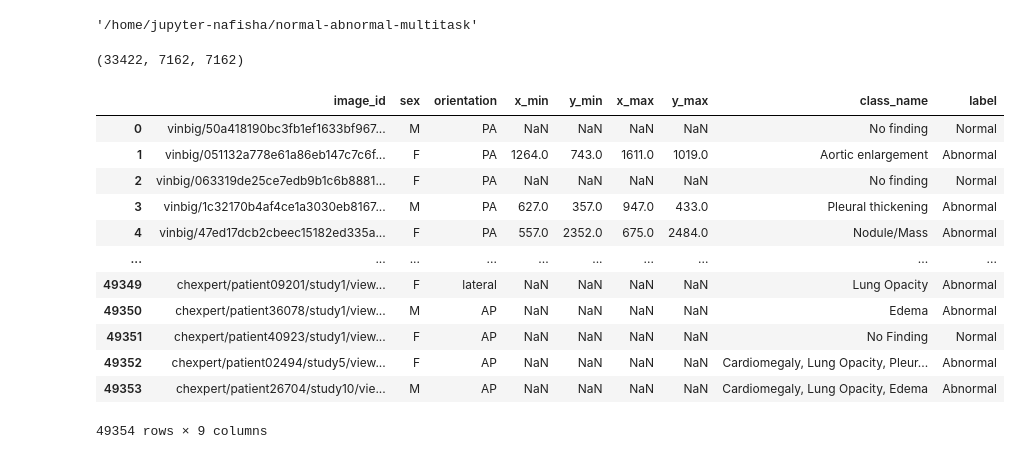
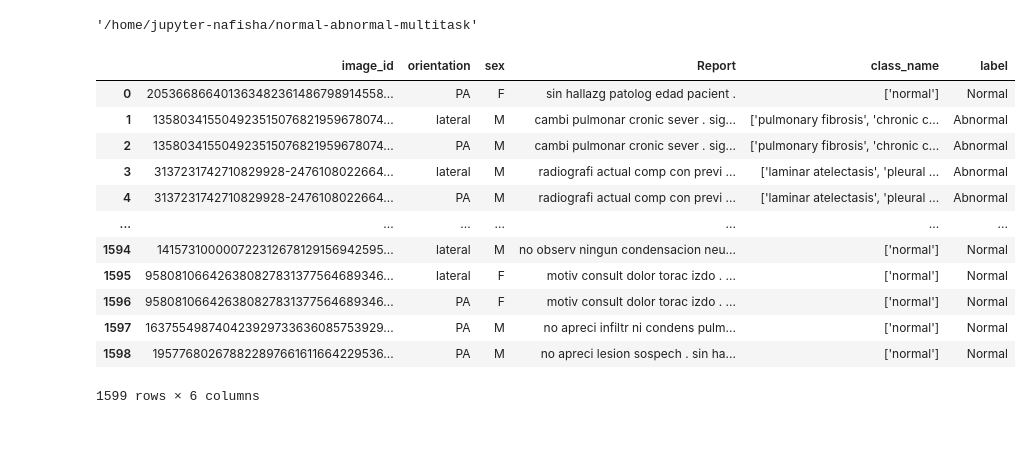
Before and after one commit to Nafishapanacea/normal-abnormal-multitask, a Jupyter notebook: csv.ipynb, the cells around one changed output. Cells and saved outputs as stored; diff of their text form; code cells hidden in the pictures.

```diff
--- a/csv.ipynb
+++ b/csv.ipynb
@@ -274,16 +274,20 @@ pwd
 '/home/jupyter-nafisha/normal-abnormal-multitask'
 # %%
 import pandas as pd
-import numpy as np
-
-train_csv = '/home/jupyter-nafisha/normal-abnormal-multitask/CSVs/train.csv'
-test_csv = '/home/jupyter-nafisha/normal-abnormal-multitask/CSVs/test.csv'
-val_csv = '/home/jupyter-nafisha/normal-abnormal-multitask/CSVs/val.csv'
-
-train_data = pd.read_csv(train_csv)
-test_data = pd.read_csv(test_csv)
-val_data = pd.read_csv(val_csv)
-
-len(np.unique(train_data['image_id'])), len(np.unique(test_data['image_id'])), len(np.unique(val_data['image_id']))
+csv_path = '/home/jupyter-nafisha/X-ray-covariates/CSVs/PADCHEST_selected_with_reports.csv'
+data = pd.read_csv(csv_path)
+data
 # %% [output]
+|  | image_id | orientation | sex | Report | class_name | label |
+| 0 | 205366866401363482361486798914558... | PA | F | sin hallazg patolog edad pacient . | ['normal'] | Normal |
+| 1 | 135803415504923515076821959678074... | lateral | M | cambi pulmonar cronic sever . sig... | ['pulmonary fibrosis', 'chronic c... | Abnormal |
+| 2 | 135803415504923515076821959678074... | PA | M | cambi pulmonar cronic sever . sig... | ['pulmonary fibrosis', 'chronic c... | Abnormal |
+| 3 | 3137231742710829928-2476108022664... | lateral | M | radiografi actual comp con previ ... | ['laminar atelectasis', 'pleural ... | Abnormal |
+| 4 | 3137231742710829928-2476108022664... | PA | M | radiografi actual comp con previ ... | ['laminar atelectasis', 'pleural ... | Abnormal |
+| ... | ... | ... | ... | ... | ... | ... |
+| 1594 | 141573100000722312678129156942595... | lateral | M | no observ ningun condensacion neu... | ['normal'] | Normal |
+| 1595 | 958081066426380827831377564689346... | lateral | F | motiv consult dolor torac izdo . ... | ['normal'] | Normal |
+| 1596 | 958081066426380827831377564689346... | PA | F | motiv consult dolor torac izdo . ... | ['normal'] | Normal |
+| 1597 | 163755498740423929733636085753929... | PA | M | no apreci infiltr ni condens pulm... | ['normal'] | Normal |
+| 1598 | 195776802678822897661611664229536... | PA | M | no apreci lesion sospech . sin ha... | ['normal'] | Normal |
-(33422, 7162, 7162)
+1599 rows × 6 columns
@@ -290,16 +303,2 @@ len(np.unique(train_data['image_id'])), len(np.unique(test_data['image_id'])), l
 # %%
-train_data
+data.to_csv('/home/jupyter-nafisha/normal-abnormal-multitask/CSVs/padchest_withoutBbox.csv', index= False)
-# %% [output]
-|  | image_id | sex | orientation | x_min | y_min | x_max | y_max | class_name | label |
-| 0 | vinbig/50a418190bc3fb1ef1633bf967... | M | PA | NaN | NaN | NaN | NaN | No finding | Normal |
-| 1 | vinbig/051132a778e61a86eb147c7c6f... | F | PA | 1264.0 | 743.0 | 1611.0 | 1019.0 | Aortic enlargement | Abnormal |
-| 2 | vinbig/063319de25ce7edb9b1c6b8881... | F | PA | NaN | NaN | NaN | NaN | No finding | Normal |
-| 3 | vinbig/1c32170b4af4ce1a3030eb8167... | M | PA | 627.0 | 357.0 | 947.0 | 433.0 | Pleural thickening | Abnormal |
-| 4 | vinbig/47ed17dcb2cbeec15182ed335a... | F | PA | 557.0 | 2352.0 | 675.0 | 2484.0 | Nodule/Mass | Abnormal |
-| ... | ... | ... | ... | ... | ... | ... | ... | ... | ... |
-| 49349 | chexpert/patient09201/study1/view... | F | lateral | NaN | NaN | NaN | NaN | Lung Opacity | Abnormal |
-| 49350 | chexpert/patient36078/study1/view... | M | AP | NaN | NaN | NaN | NaN | Edema | Abnormal |
-| 49351 | chexpert/patient40923/study1/view... | F | AP | NaN | NaN | NaN | NaN | No Finding | Normal |
-| 49352 | chexpert/patient02494/study5/view... | F | AP | NaN | NaN | NaN | NaN | Cardiomegaly, Lung Opacity, Pleur... | Abnormal |
-| 49353 | chexpert/patient26704/study10/vie... | M | AP | NaN | NaN | NaN | NaN | Cardiomegaly, Lung Opacity, Edema | Abnormal |
-49354 rows × 9 columns
```
Also changed, not shown: parts of 11 cells of this notebook, 13 other files.
